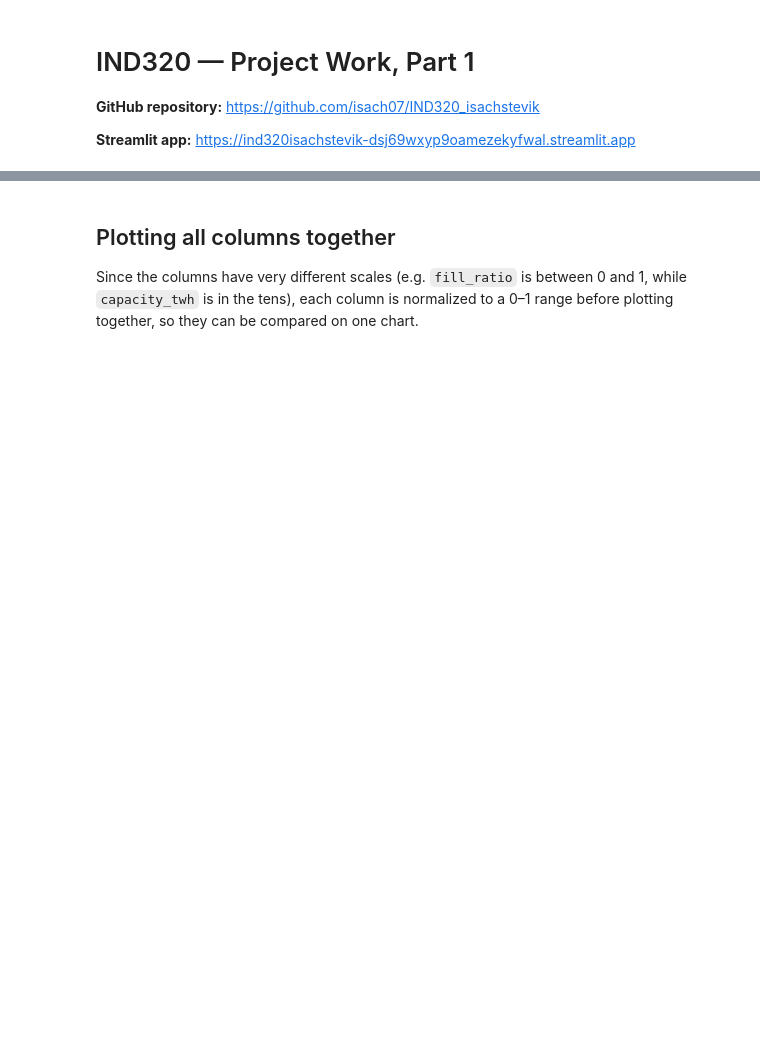
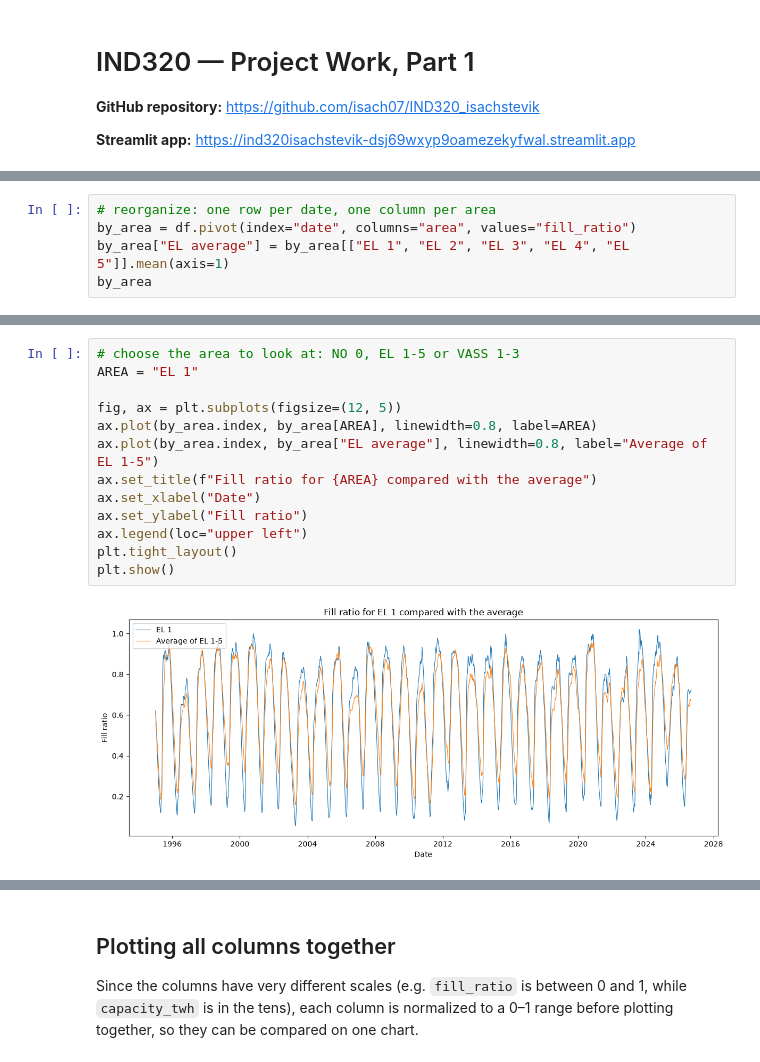
Before and after one commit to isach07/IND320_isachstevik, a Jupyter notebook: notebooks/project_work_part1.ipynb, the cells around one changed output, grey strips where cells are left out. Cells and saved outputs as stored; diff of their text form; blank space fills up the shorter version.

```diff
--- a/notebooks/project_work_part1.ipynb
+++ b/notebooks/project_work_part1.ipynb
@@ -83,0 +82,5 @@ for col in numeric_cols:
+# %%
+# reorganize: one row per date, one column per area
+by_area = df.pivot(index="date", columns="area", values="fill_ratio")
+by_area["EL average"] = by_area[["EL 1", "EL 2", "EL 3", "EL 4", "EL 5"]].mean(axis=1)
+by_area
@@ -83,0 +102,15 @@ for col in numeric_cols:
+# %%
+# choose the area to look at: NO 0, EL 1-5 or VASS 1-3
+AREA = "EL 1"
+
+fig, ax = plt.subplots(figsize=(12, 5))
+ax.plot(by_area.index, by_area[AREA], linewidth=0.8, label=AREA)
+ax.plot(by_area.index, by_area["EL average"], linewidth=0.8, label="Average of EL 1-5")
+ax.set_title(f"Fill ratio for {AREA} compared with the average")
+ax.set_xlabel("Date")
+ax.set_ylabel("Fill ratio")
+ax.legend(loc="upper left")
+plt.tight_layout()
+plt.show()
+# %% [output]
+[figure, added]
```
Also changed, not shown: parts of 12 cells of this notebook, 5 other files.
